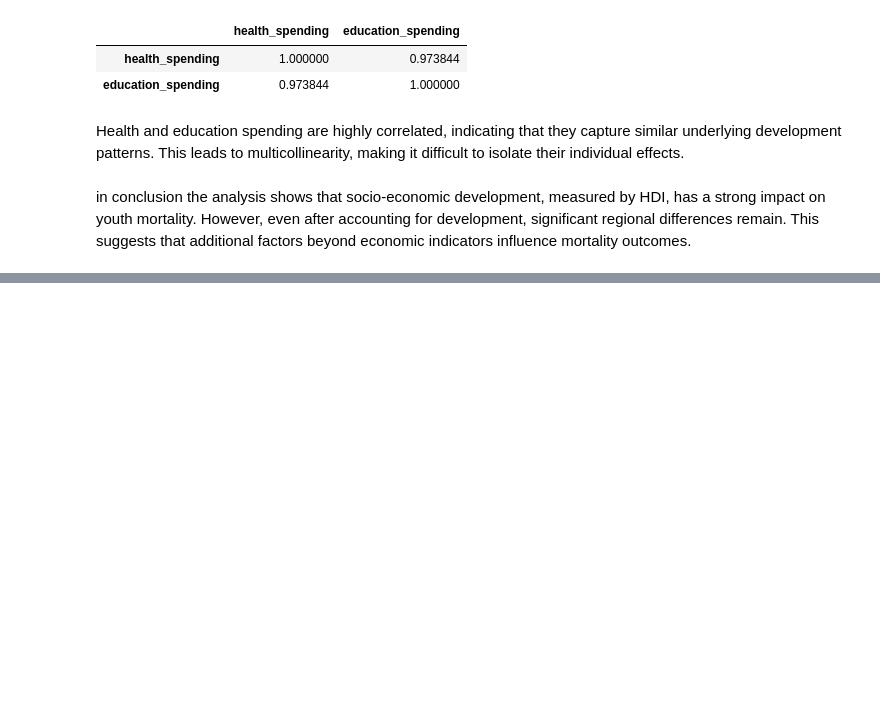
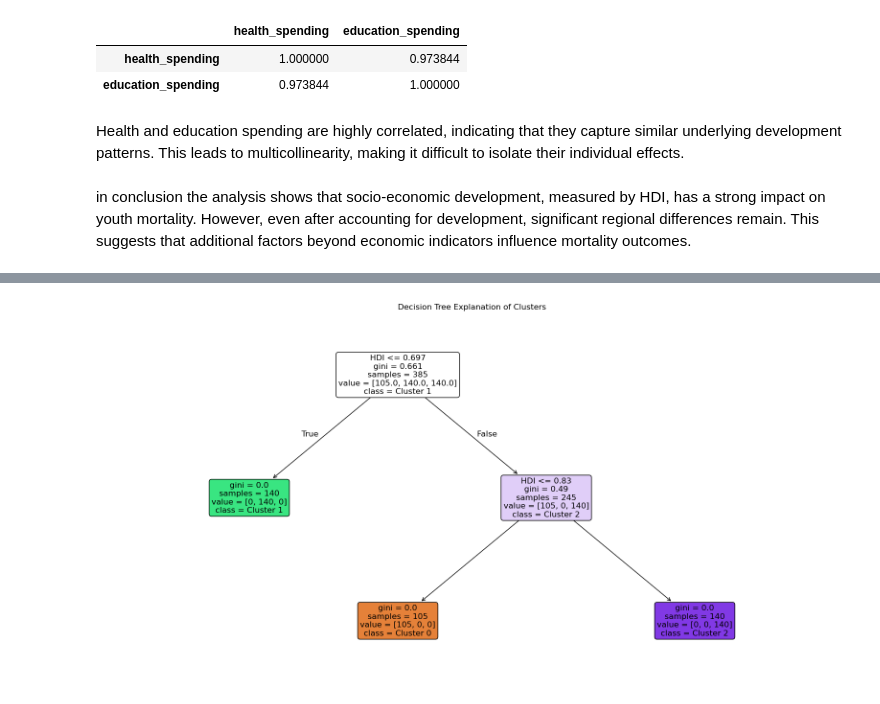
Before and after one commit to ecelule/dsa210project, a Jupyter notebook: youth_mortality_analysis_ML.ipynb, the cells around one changed output, grey strips where cells are left out. Drawn from its saved outputs; the diff is of its cells as text; code cells hidden in the pictures; blank space fills up the shorter version.

```diff
--- a/youth_mortality_analysis_ML.ipynb
+++ b/youth_mortality_analysis_ML.ipynb
@@ -540,0 +586,28 @@ in conclusion the analysis shows that socio-economic development, measured by HD
+# %%
+from sklearn.tree import DecisionTreeClassifier, plot_tree
+import matplotlib.pyplot as plt
+
+# KMeans'te kullandığın feature'lar
+features = ["HDI", "health_spending", "education_spending", "mort_median_5_24"]
+
+X_tree = df[features]
+y_tree = df["Cluster"]
+
+clf = DecisionTreeClassifier(max_depth=3, random_state=42)
+clf.fit(X_tree, y_tree)
+
+plt.figure(figsize=(20, 10))
+
+plot_tree(
+    clf,
+    feature_names=features,
+    class_names=["Cluster 0", "Cluster 1", "Cluster 2"],
+    filled=True,
+    rounded=True,
+    fontsize=12
+)
+
+plt.title("Decision Tree Explanation of Clusters")
+plt.show()
+# %% [output]
+[figure, added]
```
Also changed, not shown: parts of 9 cells of this notebook, 2 other files.
